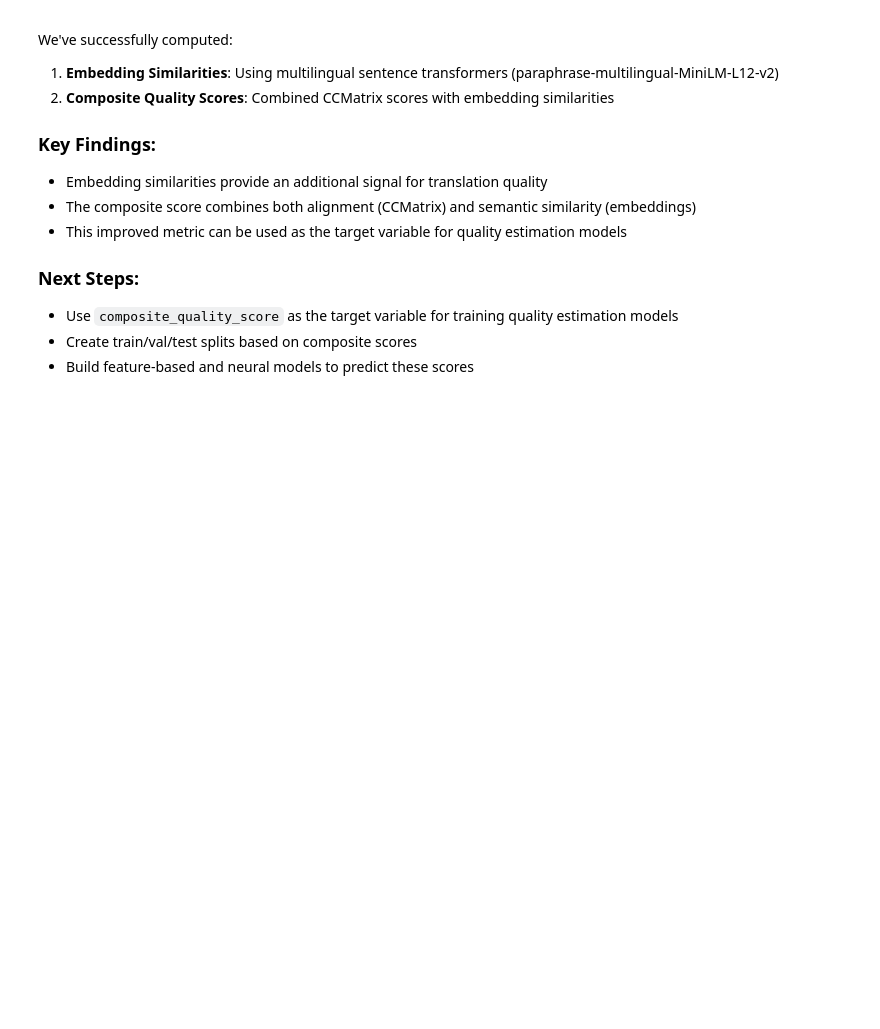
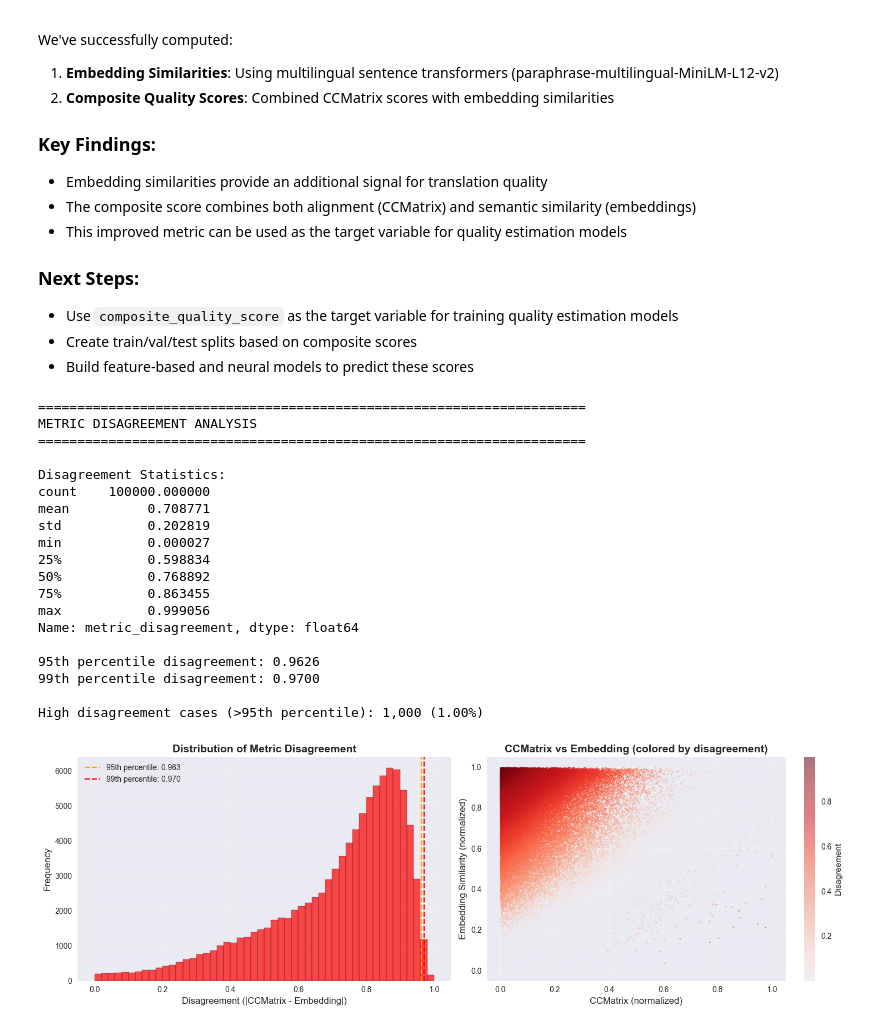
Before and after one commit to shanayw22/DSAN6600final, a Jupyter notebook: notebooks/notebook1.ipynb, the cells around one changed output. Saved outputs shown, nothing was run; the diff lists cells and outputs as text; code cells hidden in the pictures; blank space fills up the shorter version.

```diff
--- a/notebooks/notebook1.ipynb
+++ b/notebooks/notebook1.ipynb
@@ -632,3 +632,75 @@ We've successfully computed:
 - Use `composite_quality_score` as the target variable for training quality estimation models
 - Create train/val/test splits based on composite scores
 - Build feature-based and neural models to predict these scores
+# %%
+# ============================================================================
+# INVESTIGATION: Metric Disagreement Analysis
+# ============================================================================
+# Analyze cases where CCMatrix and embedding similarity disagree
+
+# Calculate disagreement metric
+df['metric_disagreement'] = abs(df['ccmatrix_normalized'] - df['embedding_normalized'])
+
+print("=" * 70)
+print("METRIC DISAGREEMENT ANALYSIS")
+print("=" * 70)
+
+print(f"\nDisagreement Statistics:")
+print(df['metric_disagreement'].describe())
+
+# Identify thresholds
+disagreement_95th = df['metric_disagreement'].quantile(0.95)
+disagreement_99th = df['metric_disagreement'].quantile(0.99)
+
+print(f"\n95th percentile disagreement: {disagreement_95th:.4f}")
+print(f"99th percentile disagreement: {disagreement_99th:.4f}")
+
+# Count high disagreement cases
+high_disagreement = df[df['metric_disagreement'] > disagreement_95th]
+print(f"\nHigh disagreement cases (>95th percentile): {len(high_disagreement):,} ({len(high_disagreement)/len(df)*100:.2f}%)")
+
+# Visualize disagreement
+fig, axes = plt.subplots(1, 2, figsize=(15, 5))
+
+# Histogram of disagreements
+axes[0].hist(df['metric_disagreement'], bins=50, edgecolor='black', alpha=0.7, color='red')
+axes[0].axvline(disagreement_95th, color='orange', linestyle='--', label=f'95th percentile: {disagreement_95th:.3f}')
+axes[0].axvline(disagreement_99th, color='red', linestyle='--', label=f'99th percentile: {disagreement_99th:.3f}')
+axes[0].set_xlabel('Disagreement (|CCMatrix - Embedding|)', fontsize=12)
+axes[0].set_ylabel('Frequency', fontsize=12)
+axes[0].set_title('Distribution of Metric Disagreement', fontsize=14, fontweight='bold')
+axes[0].legend()
+axes[0].grid(True, alpha=0.3)
+
+# Scatter: CCMatrix vs Embedding colored by disagreement
+scatter = axes[1].scatter(df['ccmatrix_normalized'], df['embedding_normalized'],
+                         c=df['metric_disagreement'], cmap='Reds', alpha=0.5, s=2)
+axes[1].set_xlabel('CCMatrix (normalized)', fontsize=12)
+axes[1].set_ylabel('Embedding Similarity (normalized)', fontsize=12)
+axes[1].set_title('CCMatrix vs Embedding (colored by disagreement)', fontsize=14, fontweight='bold')
+plt.colorbar(scatter, ax=axes[1], label='Disagreement')
+axes[1].grid(True, alpha=0.3)
+
+plt.tight_layout()
+plt.show()
+# %% [output]
+======================================================================
+METRIC DISAGREEMENT ANALYSIS
+======================================================================
+
+Disagreement Statistics:
+count    100000.000000
+mean          0.708771
+std           0.202819
+min           0.000027
+25%           0.598834
+50%           0.768892
+75%           0.863455
+max           0.999056
+Name: metric_disagreement, dtype: float64
+
+95th percentile disagreement: 0.9626
+99th percentile disagreement: 0.9700
+
+High disagreement cases (>95th percentile): 1,000 (1.00%)
+[figure, added]
```
Also changed, not shown: parts of 1 cell of this notebook, 1 other file.
